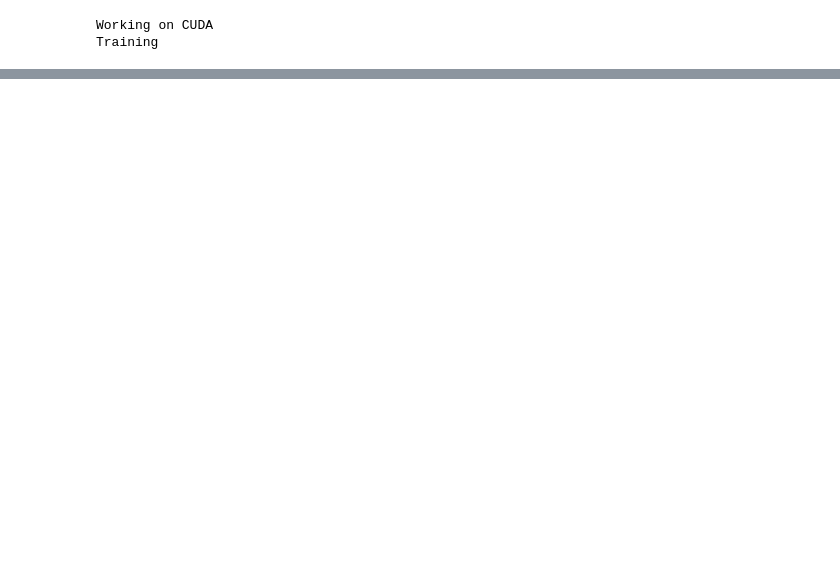
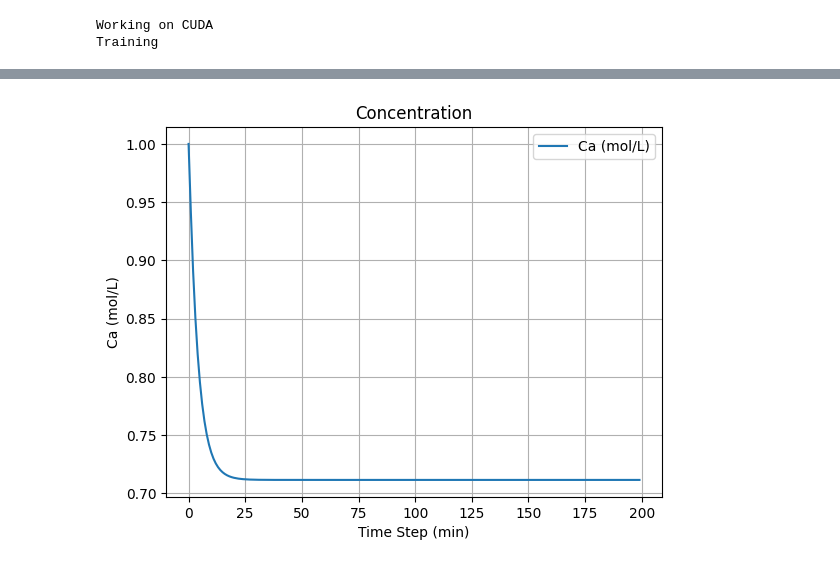
Before and after one commit to danielrm91/CSTR_DQN, a Jupyter notebook: CSTR_DQN_METHOD.ipynb, the cells around one changed output, grey strips where cells are left out. Saved outputs shown, nothing was run; the diff lists cells and outputs as text; code cells hidden in the pictures; blank space fills up the shorter version.

```diff
--- a/CSTR_DQN_METHOD.ipynb
+++ b/CSTR_DQN_METHOD.ipynb
@@ -137,14 +137,13 @@ warnings.filterwarnings("ignore")
 hidden_size =           100
 learning_rate =         5e-5
 gamma =                 0.99
-update_target_freq =    10
+update_target_freq =    3
 minibatch_size =        64
 buff_size =             20_000
 train_after =           50
 episodes =              2000
 train_epochs =          5
 test_eps =              7
-target_update_freq =    3
 start_epsilon =         1.0
 end_epsilon =           0.01
 
@@ -153,10 +152,10 @@ class TorchHelper:
     def __init__(self):
         if torch.cuda.is_available():
             self.device = torch.device("cpu")
-            print("Working on CUDA")
+            print("Working on CPU")
         else:
             self.device = torch.device("cpu")
-            print("Working on CUDA")
+            print("Working on CPU")
 
     def f(self, x):
         return torch.tensor(x, dtype=torch.float32).to(self.device)
@@ -321,8 +320,8 @@ def train():
             rews += [sum(r)]
         rewards += [sum(rews)/test_eps]
 
-        if episode % (episodes-1) == 0:
-            torch.save(Q.state_dict(), f"actors/dqn_actor_3{episode}.pth")
+        if episode % (episodes) == 0:
+            torch.save(Q.state_dict(), f"dqn_actor_3{episode}.pth")
 
         # Progress bar
         rewards_samples += [sum(rewards[-25:])/len(rewards[-25:])]
@@ -371,0 +437,71 @@ Training
+# %%
+import matplotlib.pyplot as plt
+
+Ca_min, Ca_max = 0.0, 1.2
+T_min, T_max = 300.0, 400.0
+
+def unnormalize_state(ca_norm, t_norm, sp_norm):
+    ca = ca_norm * (Ca_max - Ca_min) + Ca_min
+    t = t_norm * (T_max - T_min) + T_min
+    sp = sp_norm * (T_max - T_min) + T_min
+    #Tj = tj_norm * (T_max - T_min) + T_min
+    return ca, t, sp
+
+
+states_Ca = []
+states_T = []
+rewards = []
+actions = []
+setpoints = []
+
+with open("episode_test", "r") as file:
+    for line in file:
+        parts = line.strip().split("],")
+        state_str = parts[0].replace("[", "")
+        rest = parts[1].split(",", 3)
+
+        reward = float(rest[0])
+        action = int(rest[2])
+
+
+        ca_norm, t_norm, sp = map(float, state_str.strip().split())
+        ca, t, sp = unnormalize_state(ca_norm, t_norm, sp)
+
+        states_Ca.append(ca)
+        states_T.append(t)
+        rewards.append(reward)
+        actions.append(action)
+        setpoints.append(sp)
+
+#plt.figure(figsize=(15, 12))
+
+# 1. Ca
+plt.plot(states_Ca, label="Ca (mol/L)")
+plt.title("Concentration")
+plt.ylabel("Ca (mol/L)")
+plt.xlabel("Time Step (min)")
+plt.grid(True)
+plt.legend()
+plt.show()
+
+# 3. Reward
+plt.plot(rewards, label="Reward", color='green')
+plt.title("Rewards obtained at each step")
+plt.ylabel("Reward")
+plt.xlabel("Time Step (min)")
+plt.grid(True)
+plt.legend()
+plt.show()
+# 4. Tj (Jacket Temp)
+
+# 5. Tj (Jacket Temp)
+plt.plot(states_T, label="Temperature (K)", color='orange')
+plt.plot(setpoints, label="Setpoint", color='green')
+plt.title("Temperature of the Reactor vs Setpoint")
+plt.ylabel("Temperature (K)")
+plt.xlabel("Time Step (min)")
+plt.grid(True)
+plt.legend()
+plt.show()
+# %% [output]
+[figure, added]
```
Also changed, not shown: parts of 3 cells of this notebook.
